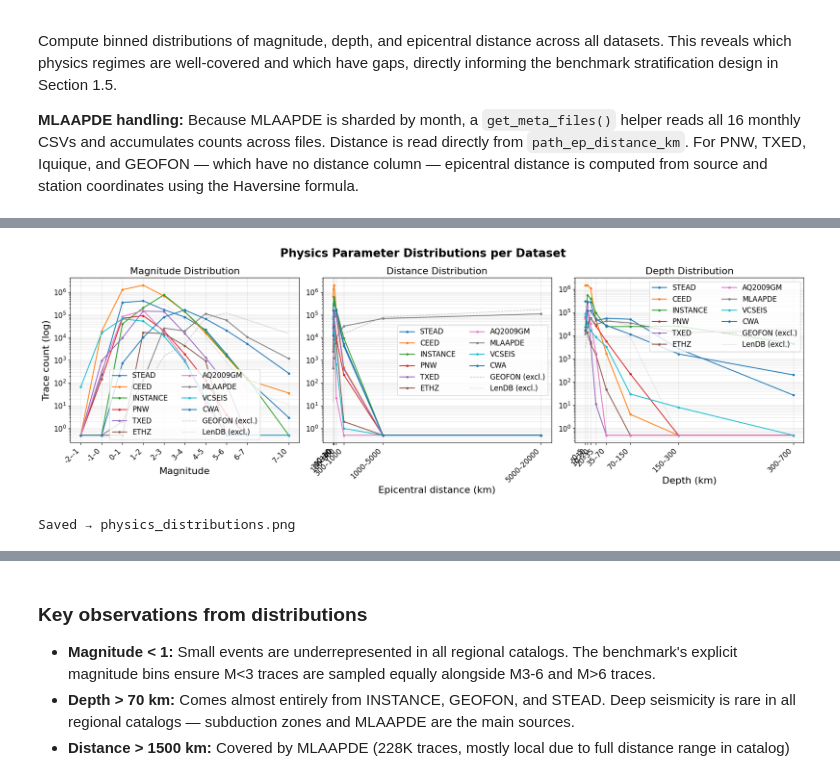
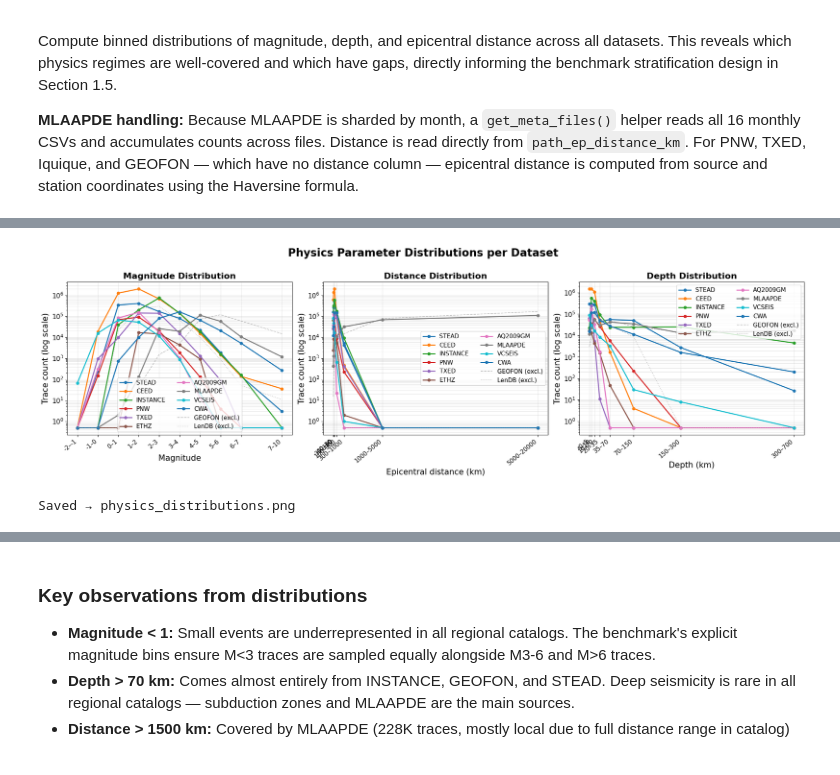
Before and after one commit to Denolle-Lab/phasenet-retrain, a Jupyter notebook: notebooks/04_creating_benchmark_dataset.ipynb, the cells around one changed output, grey strips where cells are left out. Cells and saved outputs as stored; diff of their text form; code cells hidden in the pictures.

```diff
--- a/notebooks/04_creating_benchmark_dataset.ipynb
+++ b/notebooks/04_creating_benchmark_dataset.ipynb
@@ -286,7 +290,7 @@ col_map = {
     'pnw':            {'p': 'trace_P_arrival_sample',  's': 'trace_S_arrival_sample'},
     'txed':           {'p': 'trace_p_arrival_sample',  's': 'trace_s_arrival_sample'},
     'ethz': {'p': 'trace_P1_arrival_sample', 's': 'trace_S1_arrival_sample'},
-    'pisdl':          {'p': 'trace_p_arrival_sample',  's': 'trace_s_arrival_sample'},
+    'pisdl':          {'p': 'trace_P_arrival_sample',  's': 'trace_S_arrival_sample'},
     'obst2024':       {'p': 'trace_p_arrival_sample',  's': 'trace_s_arrival_sample'},
     'mlaapde':        {'p': 'trace_P_arrival_sample',  's': 'trace_S_arrival_sample'},
     'vcseis':         {'p': 'trace_p_arrival_sample',  's': 'trace_s_arrival_sample'},
@@ -615,5 +510,5 @@ Saved → physics_distributions.png
 # %%
-# ── 1.4 — Physics Parameter Distribution Plots ─────────────────────────────
+# ── 1.4 — Physics Parameter Distributions ──────────────────────────────────
 import matplotlib.pyplot as plt
 import matplotlib.ticker as mticker
 import numpy as np
@@ -632,76 +527,62 @@ mag_centres   = centres(mag_bins)
 depth_centres = centres(depth_bins)
 dist_centres  = centres(dist_bins)
 
-fig, axes = plt.subplots(1, 3, figsize=(18, 6))
-fig.suptitle('Physics Parameter Distributions per Dataset', fontsize=19, fontweight='bold')
+fig, axes = plt.subplots(1, 3, figsize=(20, 6))
+fig.suptitle('Physics Parameter Distributions per Dataset', fontsize=20, fontweight='bold', y=1.01)
 ax_mag, ax_dist, ax_depth = axes
 
 for idx, (ds, label) in enumerate(zip(DS_ORDER, DS_LABELS)):
     if ds not in results:
         continue
     r     = results[ds]
     color = COLORS[idx % len(COLORS)]
+    kw    = dict(marker='o', ms=5, lw=2.0, label=label, color=color)
     if any(v > 0 for v in r['mag']):
-        ax_mag.semilogy(mag_centres, [max(v, 0.5) for v in r['mag']],
-                        marker='o', ms=3, lw=1.5, label=label, color=color)
+        ax_mag.semilogy(mag_centres, [max(v, 0.5) for v in r['mag']], **kw)
     if any(v > 0 for v in r['dist']):
-        ax_dist.semilogy(dist_centres, [max(v, 0.5) for v in r['dist']],
-                         marker='o', ms=3, lw=1.5, label=label, color=color)
+        ax_dist.semilogy(dist_centres, [max(v, 0.5) for v in r['dist']], **kw)
     if any(v > 0 for v in r['depth']):
-        ax_depth.semilogy(depth_centres, [max(v, 0.5) for v in r['depth']],
-                          marker='o', ms=3, lw=1.5, label=label, color=color)
+        ax_depth.semilogy(depth_centres, [max(v, 0.5) for v in r['depth']], **kw)
 
 grey_styles = ['--', ':']
 for i, (ds, label) in enumerate(zip(DS_EXCLUDED, DS_EXCL_LABELS)):
     if ds not in results:
         continue
     r  = results[ds]
     ls = grey_styles[i % len(grey_styles)]
+    kw = dict(ls=ls, lw=1.2, color='grey', alpha=0.5, label=label)
     if any(v > 0 for v in r['mag']):
-        ax_mag.semilogy(mag_centres, [max(v, 0.5) for v in r['mag']],
-                        ls=ls, lw=1, color='grey', alpha=0.5, label=label)
+        ax_mag.semilogy(mag_centres, [max(v, 0.5) for v in r['mag']], **kw)
     if any(v > 0 for v in r['dist']):
-        ax_dist.semilogy(dist_centres, [max(v, 0.5) for v in r['dist']],
-                         ls=ls, lw=1, color='grey', alpha=0.5, label=label)
+        ax_dist.semilogy(dist_centres, [max(v, 0.5) for v in r['dist']], **kw)
     if any(v > 0 for v in r['depth']):
-        ax_depth.semilogy(depth_centres, [max(v, 0.5) for v in r['depth']],
-                          ls=ls, lw=1, color='grey', alpha=0.5, label=label)
+        ax_depth.semilogy(depth_centres, [max(v, 0.5) for v in r['depth']], **kw)
 
-ax_mag.set_xlabel('Magnitude', fontsize=16)
-ax_mag.set_ylabel('Trace count (log)', fontsize=16)
-ax_mag.set_title('Magnitude Distribution', fontsize=16)
-ax_mag.set_xticks(mag_centres)
-ax_mag.set_xticklabels([f'{b}–{mag_bins[i+1]}' for i, b in enumerate(mag_bins[:-1])],
-                        rotation=45, ha='right', fontsize=12)
-ax_mag.tick_params(axis='y', labelsize=12)
-ax_mag.legend(fontsize=12, ncol=2)
-
-ax_dist.set_xlabel('Epicentral distance (km)', fontsize=16)
-ax_dist.set_title('Distance Distribution', fontsize=16)
-ax_dist.set_xticks(dist_centres)
-ax_dist.set_xticklabels([f'{b}–{dist_bins[i+1]}' for i, b in enumerate(dist_bins[:-1])],
-                         rotation=45, ha='right', fontsize=12)
-ax_dist.tick_params(axis='y', labelsize=12)
-ax_dist.legend(fontsize=12, ncol=2)
-
-ax_depth.set_xlabel('Depth (km)', fontsize=16)
-ax_depth.set_title('Depth Distribution', fontsize=16)
-ax_depth.set_xticks(depth_centres)
-ax_depth.set_xticklabels([f'{b}–{depth_bins[i+1]}' for i, b in enumerate(depth_bins[:-1])],
-                          rotation=45, ha='right', fontsize=12)
-ax_depth.tick_params(axis='y', labelsize=12)
-ax_depth.legend(fontsize=12, ncol=2)
-
-for ax in axes:
+for ax, xlabel, title, centres_arr, bin_arr in [
+    (ax_mag,   'Magnitude',               'Magnitude Distribution',  mag_centres,   mag_bins),
+    (ax_dist,  'Epicentral distance (km)', 'Distance Distribution',   dist_centres,  dist_bins),
+    (ax_depth, 'Depth (km)',              'Depth Distribution',      depth_centres, depth_bins),
+]:
+    ax.set_xlabel(xlabel, fontsize=15)
+    ax.set_ylabel('Trace count (log scale)', fontsize=15)
+    ax.set_title(title, fontsize=16, fontweight='bold')
+    ax.set_xticks(centres_arr)
+    ax.set_xticklabels(
+        [f'{b}–{bin_arr[i+1]}' for i, b in enumerate(bin_arr[:-1])],
+        rotation=40, ha='right', fontsize=11,
+    )
+    ax.tick_params(axis='y', labelsize=12)
+    ax.legend(fontsize=11, ncol=2)
     ax.grid(True, which='both', alpha=0.3)
     ax.yaxis.set_minor_formatter(mticker.NullFormatter())
+    ax.set_facecolor('white')
 
 plt.tight_layout()
 plt.savefig('physics_distributions.png', dpi=150, bbox_inches='tight')
 plt.show()
 print('Saved → physics_distributions.png')
 # %% [output]
-[figure, old version]
+[figure, new version]
 Saved → physics_distributions.png
 # %%
 # ── 1.4b — S-P Time (Ts-Tp) Distributions ──────────────────────────────────
```
Also changed, not shown: parts of 22 cells of this notebook.
